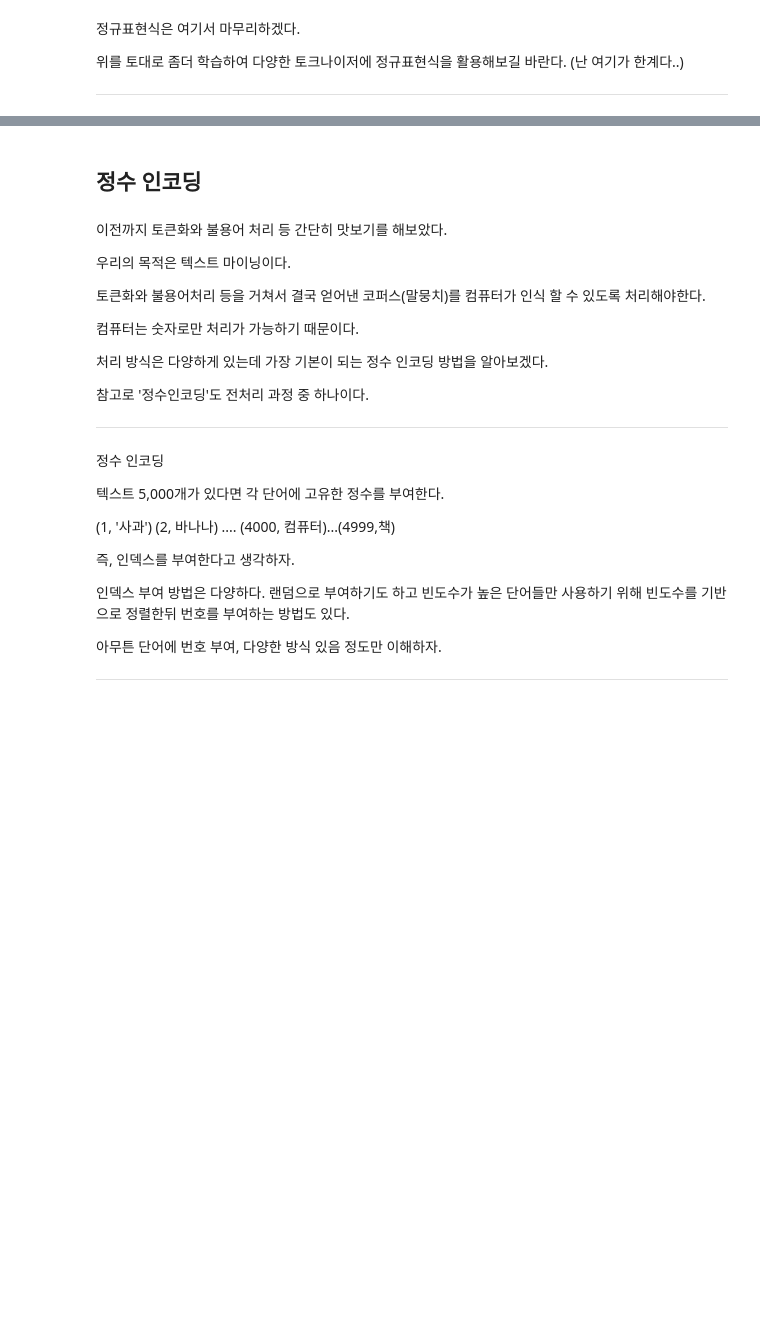
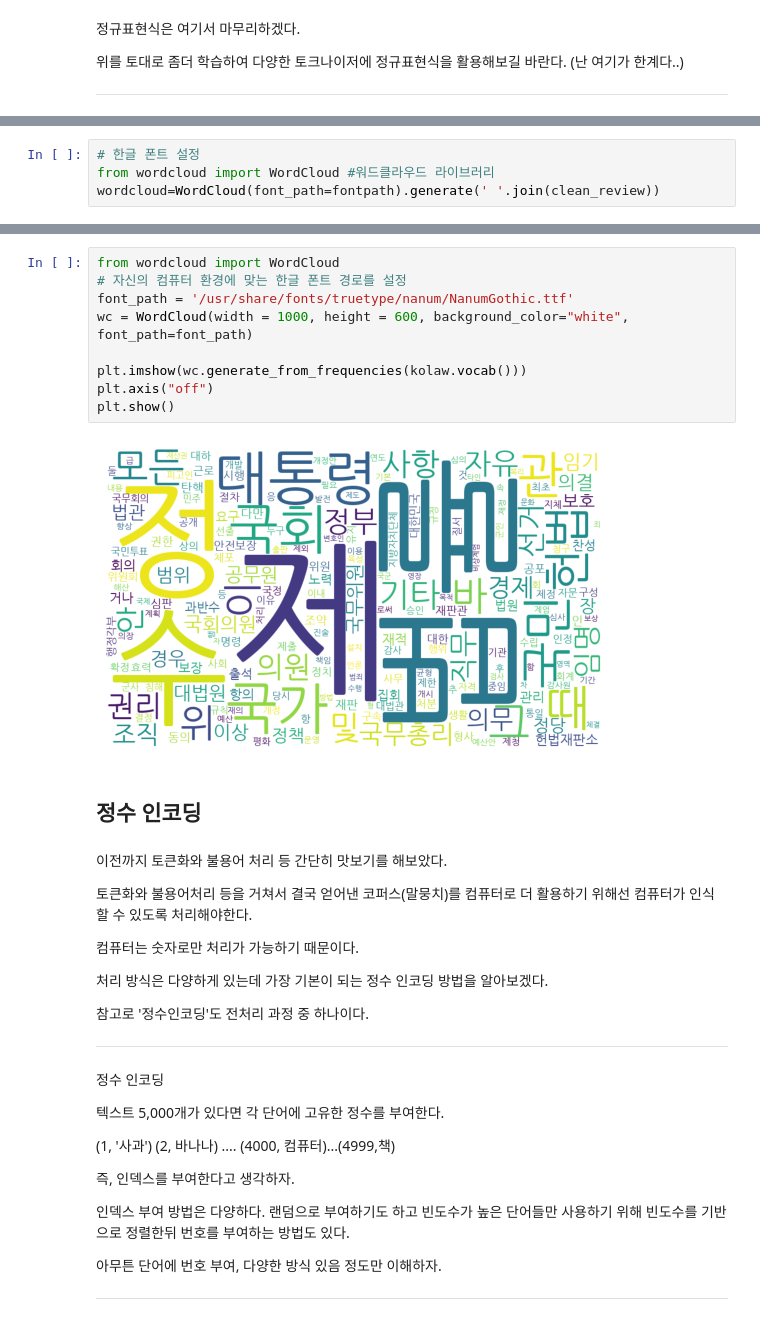
Before and after one commit to YoungsikMoon/00.-Text-Mining, a Jupyter notebook: 텍스트마이닝_문영식.ipynb, the cells around one changed output, grey strips where cells are left out. Saved outputs shown, nothing was run; the diff lists cells and outputs as text; blank space fills up the shorter version.

```diff
--- a/텍스트마이닝_문영식.ipynb
+++ b/텍스트마이닝_문영식.ipynb
@@ -1602,0 +1617,4 @@ print(RegexpTokenizer("[\s]+", gaps=False).tokenize("Don't be fooled by the dark
+# %%
+# 한글 폰트 설정
+from wordcloud import WordCloud #워드클라우드 라이브러리
+wordcloud=WordCloud(font_path=fontpath).generate(' '.join(clean_review))
@@ -1603,11 +2085,20 @@ print(RegexpTokenizer("[\s]+", gaps=False).tokenize("Don't be fooled by the dark
+# %%
+from wordcloud import WordCloud
+# 자신의 컴퓨터 환경에 맞는 한글 폰트 경로를 설정
+font_path = '/usr/share/fonts/truetype/nanum/NanumGothic.ttf'
+wc = WordCloud(width = 1000, height = 600, background_color="white", font_path=font_path)
+
+plt.imshow(wc.generate_from_frequencies(kolaw.vocab()))
+plt.axis("off")
+plt.show()
+# %% [output]
+[figure, added]
 # %% [markdown]
 ## 정수 인코딩
 # %% [markdown]
 이전까지 토큰화와 불용어 처리 등 간단히 맛보기를 해보았다.
 
-우리의 목적은 텍스트 마이닝이다.
-
-토큰화와 불용어처리 등을 거쳐서 결국 얻어낸 코퍼스(말뭉치)를 컴퓨터가 인식 할 수 있도록 처리해야한다.
+토큰화와 불용어처리 등을 거쳐서 결국 얻어낸 코퍼스(말뭉치)를 컴퓨터로 더 활용하기 위해선 컴퓨터가 인식 할 수 있도록 처리해야한다.
 
 컴퓨터는 숫자로만 처리가 가능하기 때문이다.
 
```
Also changed, not shown: parts of 69 cells of this notebook.
